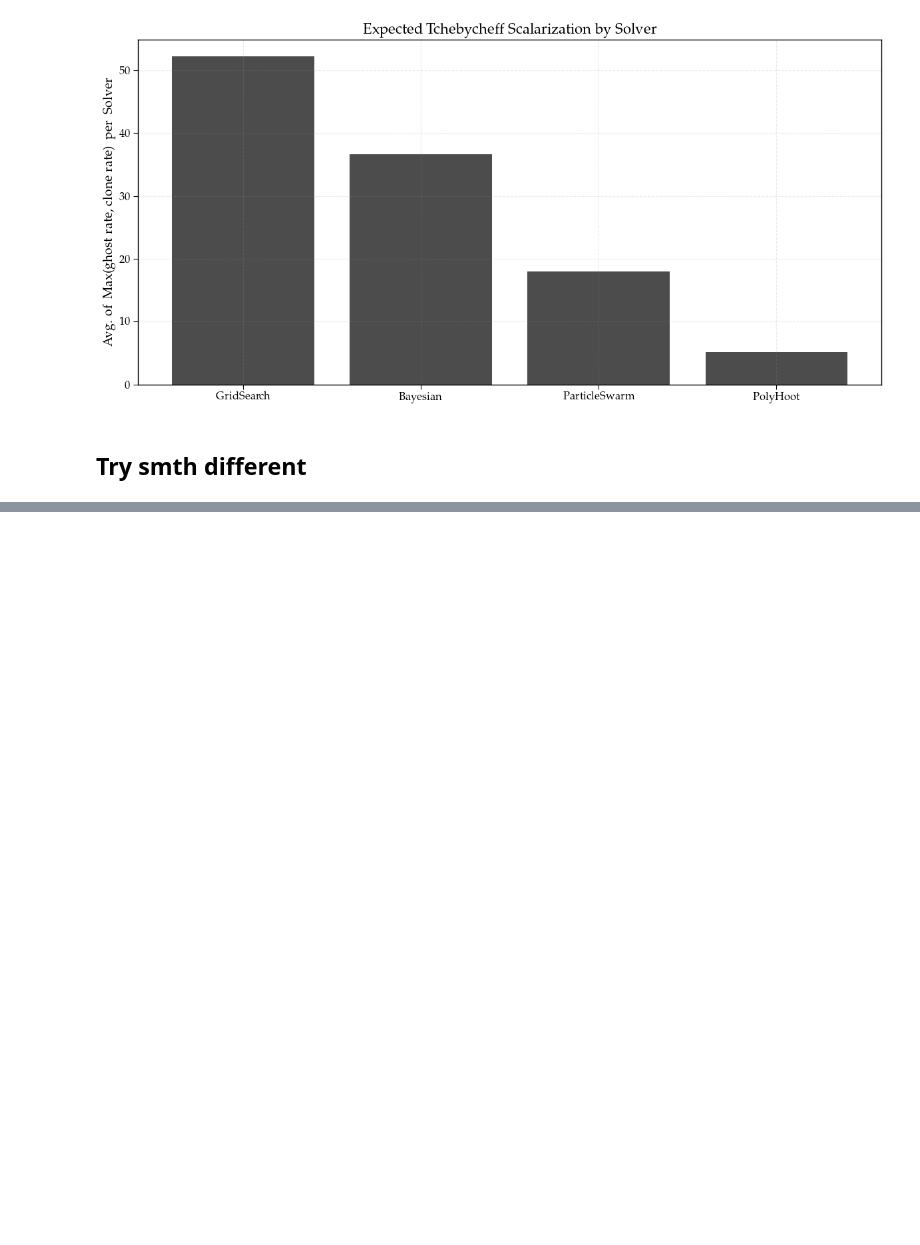
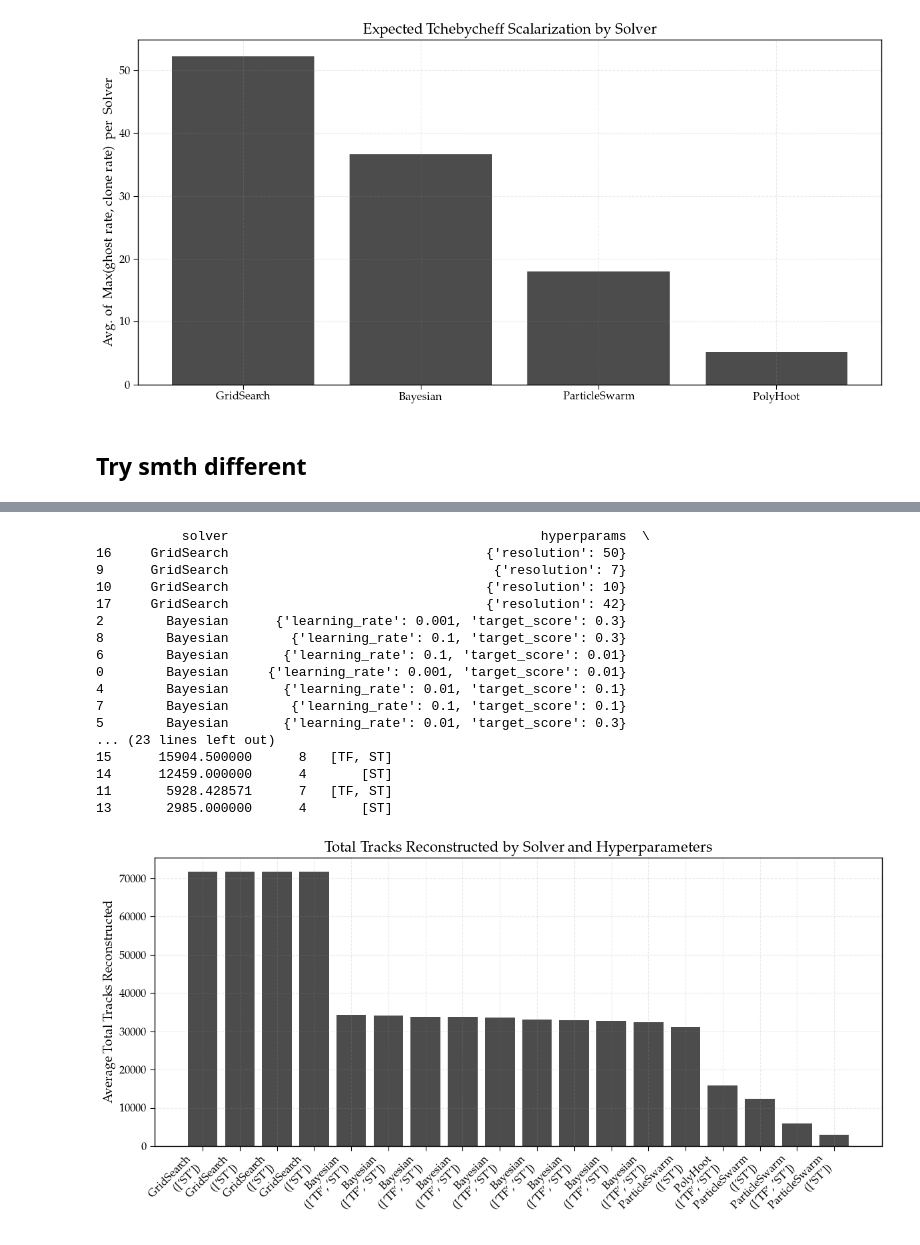
Before and after one commit to SvenHockers/velopix_tracking, a Jupyter notebook: results/best_config.ipynb, the cells around one changed output, grey strips where cells are left out. Cells and saved outputs as stored; diff of their text form; code cells hidden in the pictures; blank space fills up the shorter version.

```diff
--- a/results/best_config.ipynb
+++ b/results/best_config.ipynb
@@ -826,0 +819,36 @@ plt.show()
+# %%
+# Use the function and display results
+tracks_df = rank_by_total_tracks(all_experiments)
+print(tracks_df[["solver", "hyperparams", "avg_total_tracks", "count", "algorithms"]])
+
+# Visualize the results with publication-quality styling
+plt.figure(figsize=(12, 6))
+plt.bar(range(len(tracks_df)), tracks_df["avg_total_tracks"], color="#4C4C4C")
+plt.xticks(
+    range(len(tracks_df)),
+    [f"{row['solver']} \n ({row['algorithms']})" for _, row in tracks_df.iterrows()],
+    rotation=45, ha="right"
+)
+plt.ylabel("Average Total Tracks Reconstructed")
+plt.title("Total Tracks Reconstructed by Solver and Hyperparameters")
+plt.tight_layout()
+plt.show()
+# %% [output]
+           solver                                        hyperparams  \
+16     GridSearch                                 {'resolution': 50}
+9      GridSearch                                  {'resolution': 7}
+10     GridSearch                                 {'resolution': 10}
+17     GridSearch                                 {'resolution': 42}
+2        Bayesian      {'learning_rate': 0.001, 'target_score': 0.3}
+8        Bayesian        {'learning_rate': 0.1, 'target_score': 0.3}
+6        Bayesian       {'learning_rate': 0.1, 'target_score': 0.01}
+0        Bayesian     {'learning_rate': 0.001, 'target_score': 0.01}
+4        Bayesian       {'learning_rate': 0.01, 'target_score': 0.1}
+7        Bayesian        {'learning_rate': 0.1, 'target_score': 0.1}
+5        Bayesian       {'learning_rate': 0.01, 'target_score': 0.3}
+... (23 lines left out)
+15      15904.500000      8   [TF, ST]
+14      12459.000000      4       [ST]
+11       5928.428571      7   [TF, ST]
+13       2985.000000      4       [ST]
+[figure, added]
```
Also changed, not shown: parts of 13 cells of this notebook.
